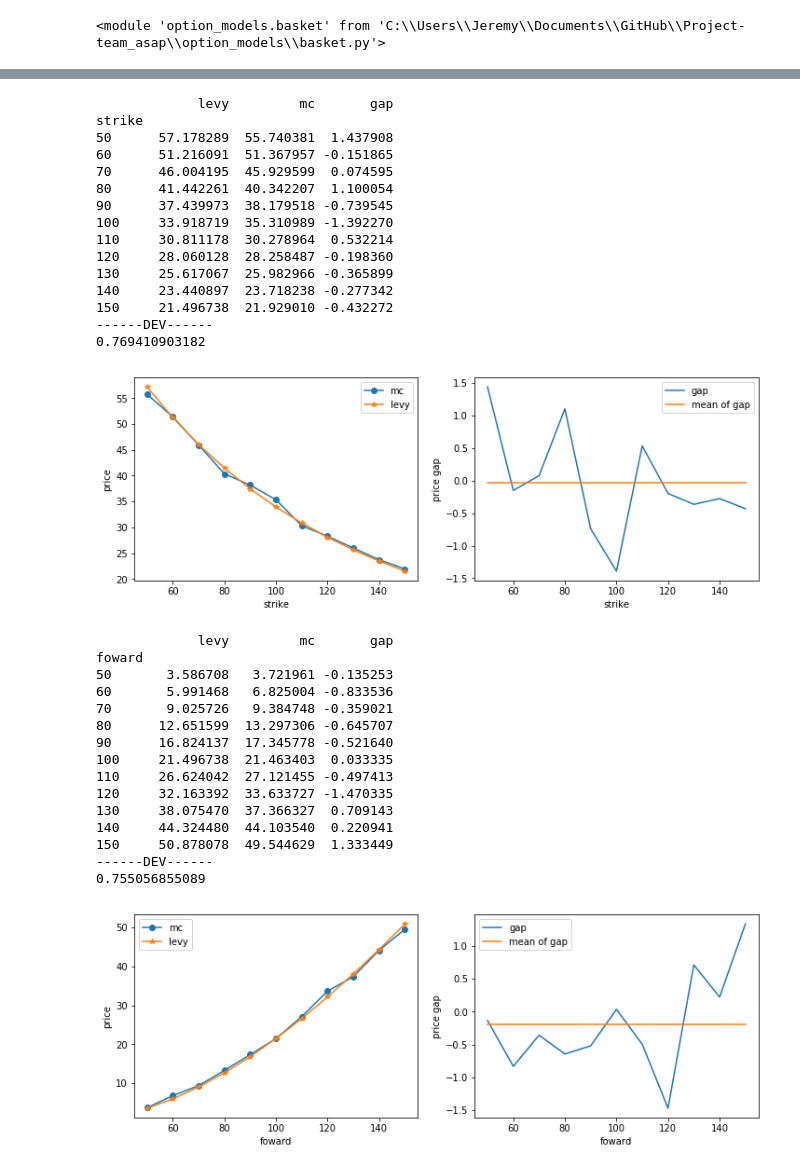
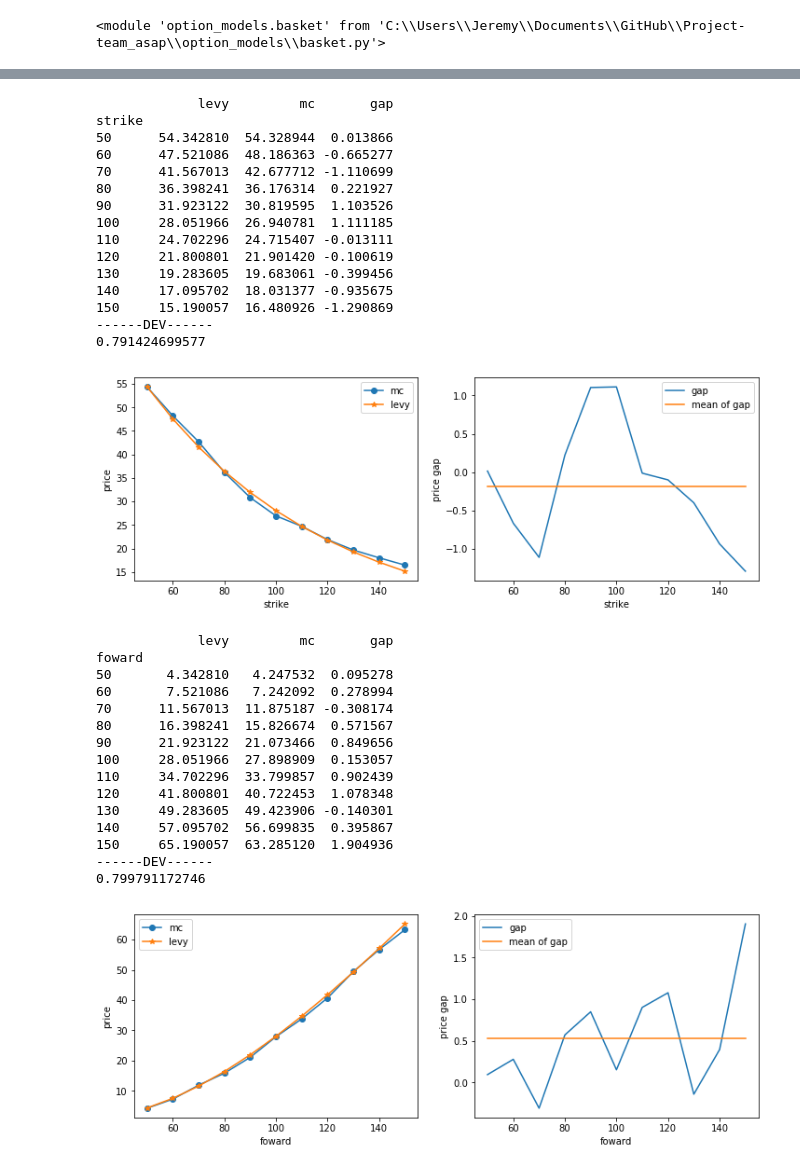
Before and after one commit to Chaney940/Project-team_asap, a Jupyter notebook: TestCode_BasketSpread.ipynb, the cells around one changed output, grey strips where cells are left out. Cells and saved outputs as stored; diff of their text form; code cells hidden in the pictures.

```diff
--- a/TestCode_BasketSpread.ipynb
+++ b/TestCode_BasketSpread.ipynb
@@ -230,5 +231,14 @@ cor
 # %%
 #(b) varing the strikes
+#standard test example in Paper
+spot = np.ones(4) * 100
+vol = np.ones(4) * 0.4
+weights = np.ones(4) * 0.25
+divr = np.zeros(4)
+intr = 0
+cor_m = 0.5*np.identity(4) + 0.5*np.ones((4,4))
+texp = 5
+strike=100
 strikeRange=range(50,160,10)
 
 mcList=[]
@@ -242,50 +252,60 @@ plotGap(mcList,levyList,'strike',strikeRange)
 # %% [output]
              levy         mc       gap
 strike
-50      57.178289  55.740381  1.437908
-60      51.216091  51.367957 -0.151865
-70      46.004195  45.929599  0.074595
-80      41.442261  40.342207  1.100054
-90      37.439973  38.179518 -0.739545
-100     33.918719  35.310989 -1.392270
-110     30.811178  30.278964  0.532214
-120     28.060128  28.258487 -0.198360
-130     25.617067  25.982966 -0.365899
-140     23.440897  23.718238 -0.277342
-150     21.496738  21.929010 -0.432272
+50      54.342810  54.328944  0.013866
+60      47.521086  48.186363 -0.665277
+70      41.567013  42.677712 -1.110699
+80      36.398241  36.176314  0.221927
+90      31.923122  30.819595  1.103526
+100     28.051966  26.940781  1.111185
+110     24.702296  24.715407 -0.013111
+120     21.800801  21.901420 -0.100619
+130     19.283605  19.683061 -0.399456
+140     17.095702  18.031377 -0.935675
+150     15.190057  16.480926 -1.290869
 ------DEV------
-0.769410903182
+0.791424699577
-[figure, old version]
+[figure, new version]
 # %%
 #(c) varing the fowards
+#standard test example in Paper
+spot = np.ones(4) * 100
+vol = np.ones(4) * 0.4
+weights = np.ones(4) * 0.25
+divr = np.zeros(4)
+intr = 0
+cor_m = 0.5*np.identity(4) + 0.5*np.ones((4,4))
+texp = 5
+strike=100
+strikeRange=range(50,160,10)
 fowardsRange=range(50,160,10)
 
 mcList=[]
 levyList=[]
 basket4c = basket_Levy.Basket(vol, weights, cor_m, divr)
 for foward in fowardsRange:
     spot=np.ones(4)*foward
     mcList.append(basket.basket_price_mc(strike, spot, vol, weights, texp, cor_m, bsm=True))
     levyList.append(basket4c.price_Levy(strike, spot, texp, intr))
 
 plotGap(mcList,levyList,'foward',fowardsRange)
 # %% [output]
              levy         mc       gap
 foward
-50       3.586708   3.721961 -0.135253
-60       5.991468   6.825004 -0.833536
-70       9.025726   9.384748 -0.359021
-80      12.651599  13.297306 -0.645707
-90      16.824137  17.345778 -0.521640
-100     21.496738  21.463403  0.033335
-110     26.624042  27.121455 -0.497413
-120     32.163392  33.633727 -1.470335
-130     38.075470  37.366327  0.709143
-140     44.324480  44.103540  0.220941
-150     50.878078  49.544629  1.333449
+50       4.342810   4.247532  0.095278
+60       7.521086   7.242092  0.278994
+70      11.567013  11.875187 -0.308174
+80      16.398241  15.826674  0.571567
+90      21.923122  21.073466  0.849656
+100     28.051966  27.898909  0.153057
+110     34.702296  33.799857  0.902439
+120     41.800801  40.722453  1.078348
+130     49.283605  49.423906 -0.140301
+140     57.095702  56.699835  0.395867
+150     65.190057  63.285120  1.904936
 ------DEV------
-0.755056855089
+0.799791172746
-[figure, old version]
+[figure, new version]
 # %%
 #(d1) varing the volatility, σi is set to the same value σ,which is
 #varied between 5% and 100%.
```
Also changed, not shown: parts of 8 cells of this notebook.
